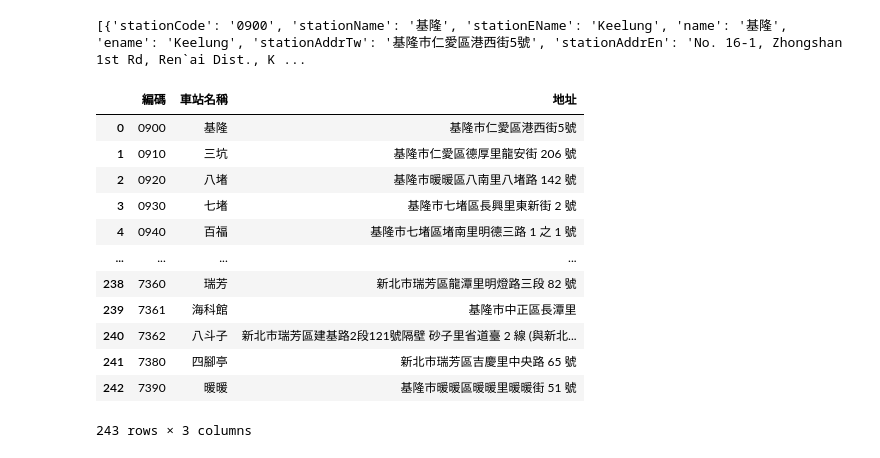
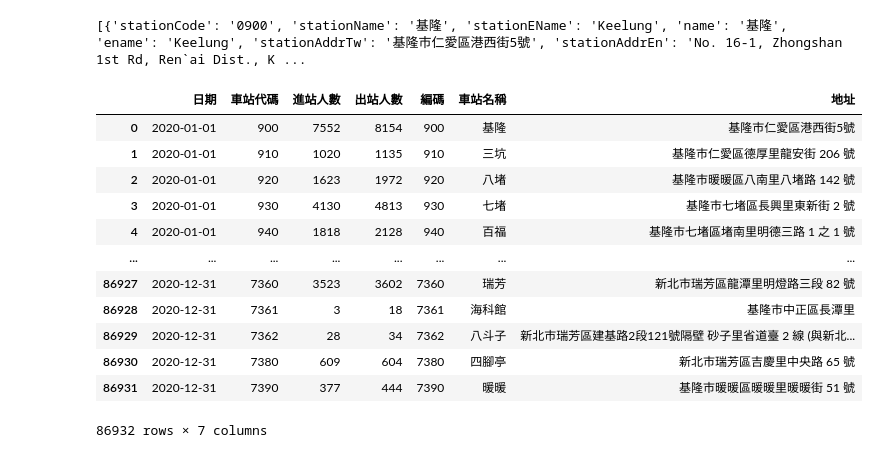
Before and after one commit to GraceWCH/2024_Python-class, a Jupyter notebook: lesson19/lesson19_1.ipynb, the cells around one changed output. Drawn from its saved outputs; the diff is of its cells as text; code cells hidden in the pictures.

```diff
--- a/lesson19/lesson19_1.ipynb
+++ b/lesson19/lesson19_1.ipynb
@@ -48,18 +48,21 @@ stations_name = pd.DataFrame(json_data, columns=["stationCode","stationName","st
 stations_name1 = stations_name.rename(columns={"stationCode":"編碼",
                       "stationName":"車站名稱",
                       "stationAddrTw":"地址"})
-stations_name1
+stations_name1["編碼"] = stations_name1["編碼"].astype(int)
-# %% [output]
-|  | 編碼 | 車站名稱 | 地址 |
-| 0 | 0900 | 基隆 | 基隆市仁愛區港西街5號 |
-| 1 | 0910 | 三坑 | 基隆市仁愛區德厚里龍安街 206 號 |
-| 2 | 0920 | 八堵 | 基隆市暖暖區八南里八堵路 142 號 |
-| 3 | 0930 | 七堵 | 基隆市七堵區長興里東新街 2 號 |
-| 4 | 0940 | 百福 | 基隆市七堵區堵南里明德三路 1 之 1 號 |
-| ... | ... | ... | ... |
-| 238 | 7360 | 瑞芳 | 新北市瑞芳區龍潭里明燈路三段 82 號 |
-| 239 | 7361 | 海科館 | 基隆市中正區長潭里 |
-| 240 | 7362 | 八斗子 | 新北市瑞芳區建基路2段121號隔壁 砂子里省道臺 2 線 (與新北... |
-| 241 | 7380 | 四腳亭 | 新北市瑞芳區吉慶里中央路 65 號 |
-| 242 | 7390 | 暖暖 | 基隆市暖暖區暖暖里暖暖街 51 號 |
-243 rows × 3 columns
+# %%
+result_df = pd.merge(df2,stations_name1,left_on="車站代碼",right_on="編碼",how="left")
+result_df
+# %% [output]
+|  | 日期 | 車站代碼 | 進站人數 | 出站人數 | 編碼 | 車站名稱 | 地址 |
+| 0 | 2020-01-01 | 900 | 7552 | 8154 | 900 | 基隆 | 基隆市仁愛區港西街5號 |
+| 1 | 2020-01-01 | 910 | 1020 | 1135 | 910 | 三坑 | 基隆市仁愛區德厚里龍安街 206 號 |
+| 2 | 2020-01-01 | 920 | 1623 | 1972 | 920 | 八堵 | 基隆市暖暖區八南里八堵路 142 號 |
+| 3 | 2020-01-01 | 930 | 4130 | 4813 | 930 | 七堵 | 基隆市七堵區長興里東新街 2 號 |
+| 4 | 2020-01-01 | 940 | 1818 | 2128 | 940 | 百福 | 基隆市七堵區堵南里明德三路 1 之 1 號 |
+| ... | ... | ... | ... | ... | ... | ... | ... |
+| 86927 | 2020-12-31 | 7360 | 3523 | 3602 | 7360 | 瑞芳 | 新北市瑞芳區龍潭里明燈路三段 82 號 |
+| 86928 | 2020-12-31 | 7361 | 3 | 18 | 7361 | 海科館 | 基隆市中正區長潭里 |
+| 86929 | 2020-12-31 | 7362 | 28 | 34 | 7362 | 八斗子 | 新北市瑞芳區建基路2段121號隔壁 砂子里省道臺 2 線 (與新北... |
+| 86930 | 2020-12-31 | 7380 | 609 | 604 | 7380 | 四腳亭 | 新北市瑞芳區吉慶里中央路 65 號 |
+| 86931 | 2020-12-31 | 7390 | 377 | 444 | 7390 | 暖暖 | 基隆市暖暖區暖暖里暖暖街 51 號 |
+86932 rows × 7 columns
```
